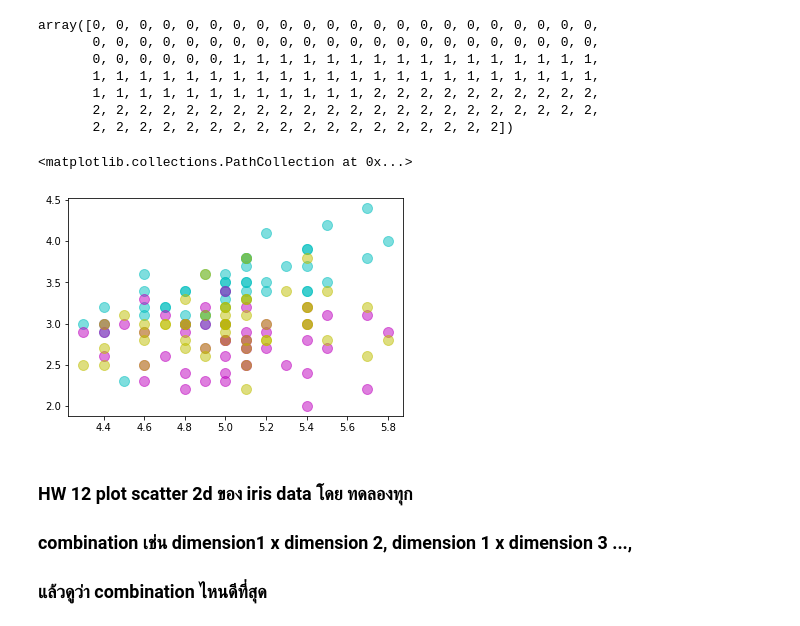
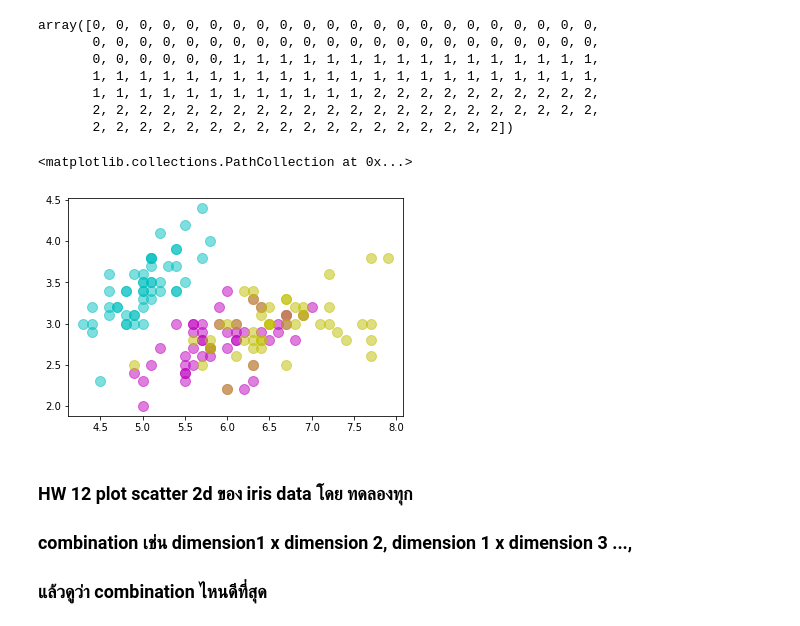
Before and after one commit to tohnperfect/DPDM, a Jupyter notebook: Pandas_and_Data_Preprocessing_101.ipynb, the cells around one changed output. Cells and saved outputs as stored; diff of their text form; code cells hidden in the pictures.

```diff
--- a/Pandas_and_Data_Preprocessing_101.ipynb
+++ b/Pandas_and_Data_Preprocessing_101.ipynb
@@ -705,11 +717,11 @@ array([0, 0, 0, 0, 0, 0, 0, 0, 0, 0, 0, 0, 0, 0, 0, 0, 0, 0, 0, 0, 0, 0,
        2, 2, 2, 2, 2, 2, 2, 2, 2, 2, 2, 2, 2, 2, 2, 2, 2, 2])
 # %%
 plt.scatter(iris_data['data'][:50,0],iris_data['data'][:50,1],s=100,c='c',alpha=0.5)
-plt.scatter(iris_data['data'][:50,0],iris_data['data'][50:100,1],s=100,c='m',alpha=0.5)
-plt.scatter(iris_data['data'][:50,0],iris_data['data'][100:150,1],s=100,c='y',alpha=0.5)
+plt.scatter(iris_data['data'][50:100,0],iris_data['data'][50:100,1],s=100,c='m',alpha=0.5)
+plt.scatter(iris_data['data'][100:150,0],iris_data['data'][100:150,1],s=100,c='y',alpha=0.5)
 # %% [output]
 <matplotlib.collections.PathCollection at 0x...>
-[figure, old version]
+[figure, new version]
 # %% [markdown]
 ### HW 12 plot scatter 2d ของ iris data โดย ทดลองทุก
 ### combination เช่น dimension1 x dimension 2, dimension 1 x dimension 3 ...,
```
Also changed, not shown: parts of 21 cells of this notebook.
